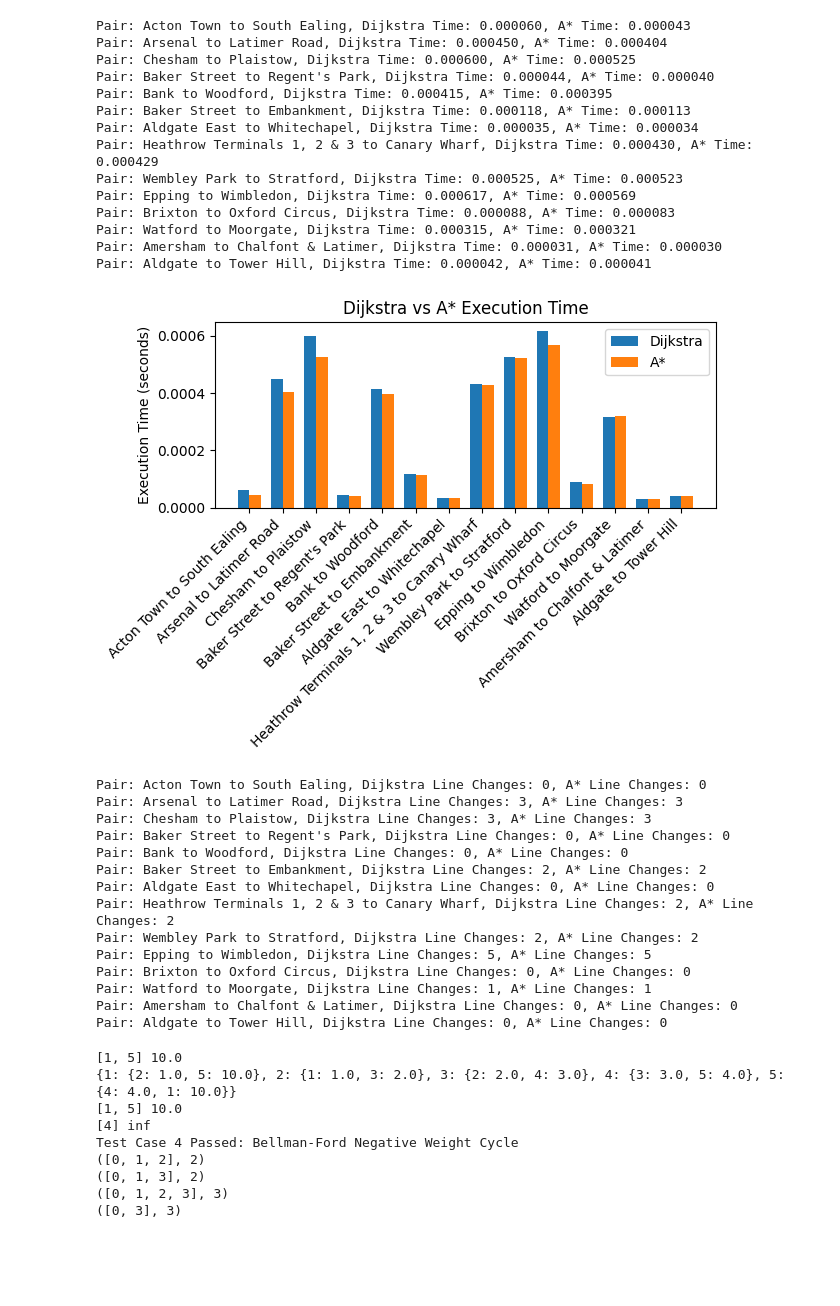
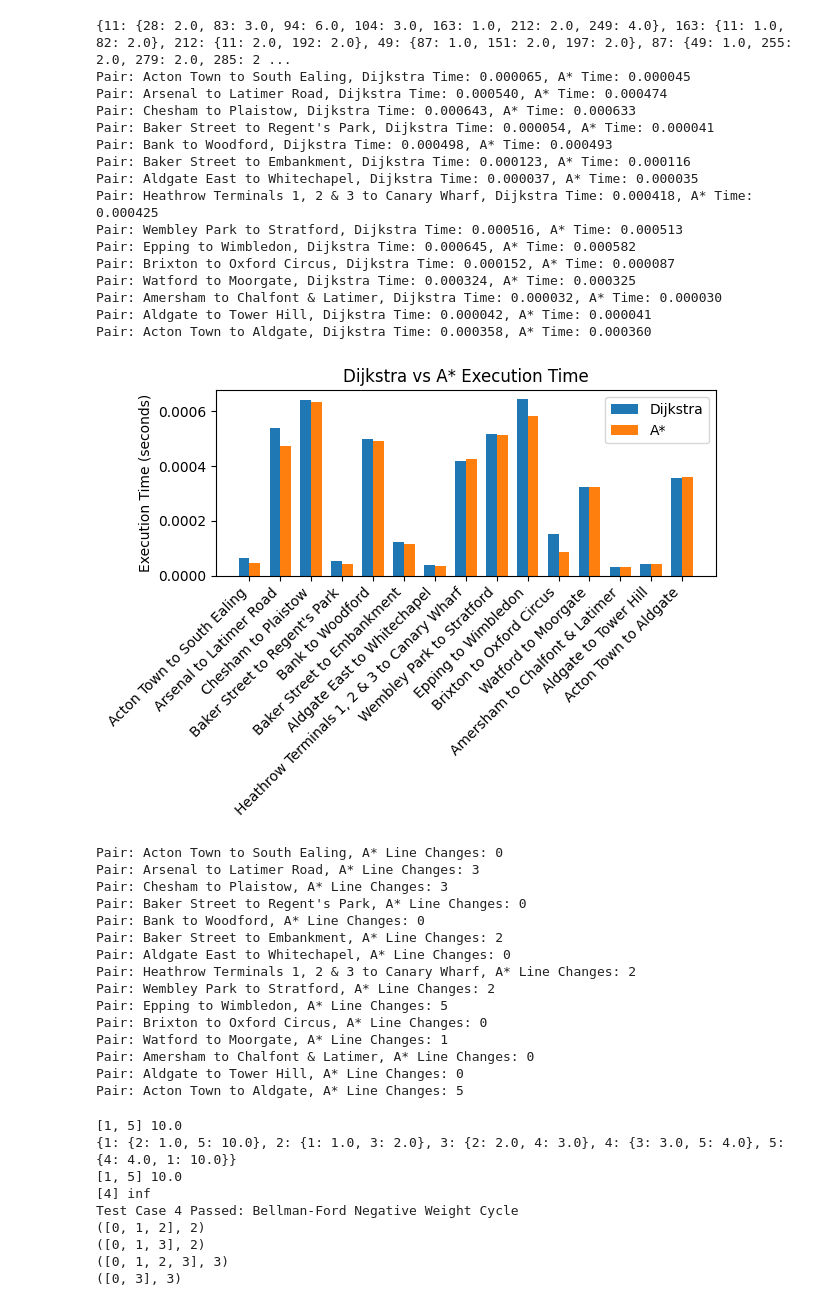
Before and after one commit to scythemenace/CS2XC3_algorithms_research, a Jupyter notebook: Final/part4/part4.ipynb, the cells around one changed output. Cells and saved outputs as stored; diff of their text form; code cells hidden in the pictures; blank space fills up the shorter version.

```diff
--- a/Final/part4/part4.ipynb
+++ b/Final/part4/part4.ipynb
@@ -81,7 +81,7 @@ def dijkstra(graph, start, end):
     pq.put(start, 0)
 
     while not pq.is_empty():
-        _, current_node = pq.delete_min()  # Adjusted to work with the tuple (priority, node)
+        _, current_node = pq.delete_min()
 
         if current_node == end:
             break
@@ -91,16 +91,15 @@ def dijkstra(graph, start, end):
             if alt_route < distance[neighbor]:
                 distance[neighbor] = alt_route
                 predecessor[neighbor] = current_node
-                pq.put(neighbor, alt_route)  # Use the adjusted put method
+                pq.put(neighbor, alt_route)
 
-    # Reconstruct path from end to start using predecessors
+
     path = []
     current = end
     while current is not None:
         path.append(current)
         current = predecessor[current]
-    path.reverse()  # Reverse the path to start from the beginning
-
+    path.reverse()
     return distance[end], path
 
 
@@ -252,7 +251,8 @@ def build_graph(connections):
         # Add the edge from station1 to station2 and vice versa
         graph[station1][station2] = time
         graph[station2][station1] = time  # Assuming bidirectional connections
-
+    sorted_graph = {k: dict(sorted(v.items())) for k, v in graph.items()}
+    print(sorted_graph)
     return graph
 
 
@@ -349,7 +349,8 @@ station_pairs = [
     (35, 192),  # Brixton to Oxford Circus
     (280, 167),  # Watford to Moorgate
     (6,46),
-    (2,263)
+    (2,263),
+    (1,2)
 
 ]
 
@@ -361,62 +362,65 @@ line_changes_list = []
 
 for start_id, end_id in station_pairs:
     # Adjust to unpack all four returned values
     dijkstra_time,_ = measure_performance(graph, start_id, end_id, lambda x, y: 0)
     astar_time,_ = measure_performance(graph, start_id, end_id, heuristic)
     # Append data to lists for plotting and analysis
     labels.append(f"{stations[start_id]['name']} to {stations[end_id]['name']}")
     dijkstra_times.append(dijkstra_time)
     astar_times.append(astar_time)
 
     # Optionally print out the information for verification
     print(f"Pair: {labels[-1]}, Dijkstra Time: {dijkstra_time:.6f}, A* Time: {astar_time:.6f}")
 
 
 
 plot_performance_comparison(labels, dijkstra_times, astar_times)
 
 for (start_id, end_id), label in zip(station_pairs, labels):
     _, dijkstra_path = dijkstra(graph, start_id, end_id)
     _, astar_path = A_Star(graph, start_id, end_id, heuristic)
 
     # Calculate line changes for each path
     dijkstra_line_changes = count_line_changes(dijkstra_path, connections)
     astar_line_changes = count_line_changes(astar_path, connections)
 
     line_changes_list.append((dijkstra_line_changes, astar_line_changes))
 
     # Print using the correct label for each station pair
-    print(f"Pair: {label}, Dijkstra Line Changes: {dijkstra_line_changes}, A* Line Changes: {astar_line_changes}")
+    print(f"Pair: {label}, A* Line Changes: {astar_line_changes}")
 # %% [output]
-Pair: Acton Town to South Ealing, Dijkstra Time: 0.000060, A* Time: 0.000043
-Pair: Arsenal to Latimer Road, Dijkstra Time: 0.000450, A* Time: 0.000404
-Pair: Chesham to Plaistow, Dijkstra Time: 0.000600, A* Time: 0.000525
-Pair: Baker Street to Regent's Park, Dijkstra Time: 0.000044, A* Time: 0.000040
-Pair: Bank to Woodford, Dijkstra Time: 0.000415, A* Time: 0.000395
-Pair: Baker Street to Embankment, Dijkstra Time: 0.000118, A* Time: 0.000113
-Pair: Aldgate East to Whitechapel, Dijkstra Time: 0.000035, A* Time: 0.000034
-Pair: Heathrow Terminals 1, 2 & 3 to Canary Wharf, Dijkstra Time: 0.000430, A* Time: 0.000429
-Pair: Wembley Park to Stratford, Dijkstra Time: 0.000525, A* Time: 0.000523
-Pair: Epping to Wimbledon, Dijkstra Time: 0.000617, A* Time: 0.000569
-Pair: Brixton to Oxford Circus, Dijkstra Time: 0.000088, A* Time: 0.000083
-Pair: Watford to Moorgate, Dijkstra Time: 0.000315, A* Time: 0.000321
-Pair: Amersham to Chalfont & Latimer, Dijkstra Time: 0.000031, A* Time: 0.000030
+{11: {28: 2.0, 83: 3.0, 94: 6.0, 104: 3.0, 163: 1.0, 212: 2.0, 249: 4.0}, 163: {11: 1.0, 82: 2.0}, 212: {11: 2.0, 192: 2.0}, 49: {87: 1.0, 151: 2.0, 197: 2.0}, 87: {49: 1.0, 255: 2.0, 279: 2.0, 285: 2 ...
+Pair: Acton Town to South Ealing, Dijkstra Time: 0.000065, A* Time: 0.000045
+Pair: Arsenal to Latimer Road, Dijkstra Time: 0.000540, A* Time: 0.000474
+Pair: Chesham to Plaistow, Dijkstra Time: 0.000643, A* Time: 0.000633
+Pair: Baker Street to Regent's Park, Dijkstra Time: 0.000054, A* Time: 0.000041
+Pair: Bank to Woodford, Dijkstra Time: 0.000498, A* Time: 0.000493
+Pair: Baker Street to Embankment, Dijkstra Time: 0.000123, A* Time: 0.000116
+Pair: Aldgate East to Whitechapel, Dijkstra Time: 0.000037, A* Time: 0.000035
+Pair: Heathrow Terminals 1, 2 & 3 to Canary Wharf, Dijkstra Time: 0.000418, A* Time: 0.000425
+Pair: Wembley Park to Stratford, Dijkstra Time: 0.000516, A* Time: 0.000513
+Pair: Epping to Wimbledon, Dijkstra Time: 0.000645, A* Time: 0.000582
+Pair: Brixton to Oxford Circus, Dijkstra Time: 0.000152, A* Time: 0.000087
+Pair: Watford to Moorgate, Dijkstra Time: 0.000324, A* Time: 0.000325
+Pair: Amersham to Chalfont & Latimer, Dijkstra Time: 0.000032, A* Time: 0.000030
 Pair: Aldgate to Tower Hill, Dijkstra Time: 0.000042, A* Time: 0.000041
+Pair: Acton Town to Aldgate, Dijkstra Time: 0.000358, A* Time: 0.000360
-[figure, old version]
+[figure, new version]
-Pair: Acton Town to South Ealing, Dijkstra Line Changes: 0, A* Line Changes: 0
-Pair: Arsenal to Latimer Road, Dijkstra Line Changes: 3, A* Line Changes: 3
-Pair: Chesham to Plaistow, Dijkstra Line Changes: 3, A* Line Changes: 3
-Pair: Baker Street to Regent's Park, Dijkstra Line Changes: 0, A* Line Changes: 0
-Pair: Bank to Woodford, Dijkstra Line Changes: 0, A* Line Changes: 0
-Pair: Baker Street to Embankment, Dijkstra Line Changes: 2, A* Line Changes: 2
-Pair: Aldgate East to Whitechapel, Dijkstra Line Changes: 0, A* Line Changes: 0
-Pair: Heathrow Terminals 1, 2 & 3 to Canary Wharf, Dijkstra Line Changes: 2, A* Line Changes: 2
-Pair: Wembley Park to Stratford, Dijkstra Line Changes: 2, A* Line Changes: 2
-Pair: Epping to Wimbledon, Dijkstra Line Changes: 5, A* Line Changes: 5
-Pair: Brixton to Oxford Circus, Dijkstra Line Changes: 0, A* Line Changes: 0
-Pair: Watford to Moorgate, Dijkstra Line Changes: 1, A* Line Changes: 1
-Pair: Amersham to Chalfont & Latimer, Dijkstra Line Changes: 0, A* Line Changes: 0
-Pair: Aldgate to Tower Hill, Dijkstra Line Changes: 0, A* Line Changes: 0
+Pair: Acton Town to South Ealing, A* Line Changes: 0
+Pair: Arsenal to Latimer Road, A* Line Changes: 3
+Pair: Chesham to Plaistow, A* Line Changes: 3
+Pair: Baker Street to Regent's Park, A* Line Changes: 0
+Pair: Bank to Woodford, A* Line Changes: 0
+Pair: Baker Street to Embankment, A* Line Changes: 2
+Pair: Aldgate East to Whitechapel, A* Line Changes: 0
+Pair: Heathrow Terminals 1, 2 & 3 to Canary Wharf, A* Line Changes: 2
+Pair: Wembley Park to Stratford, A* Line Changes: 2
+Pair: Epping to Wimbledon, A* Line Changes: 5
+Pair: Brixton to Oxford Circus, A* Line Changes: 0
+Pair: Watford to Moorgate, A* Line Changes: 1
+Pair: Amersham to Chalfont & Latimer, A* Line Changes: 0
+Pair: Aldgate to Tower Hill, A* Line Changes: 0
+Pair: Acton Town to Aldgate, A* Line Changes: 5
 # %%
 from abc import ABC, abstractmethod
 from typing import Dict, Tuple, List
```
Also changed, not shown: 4 other files.
